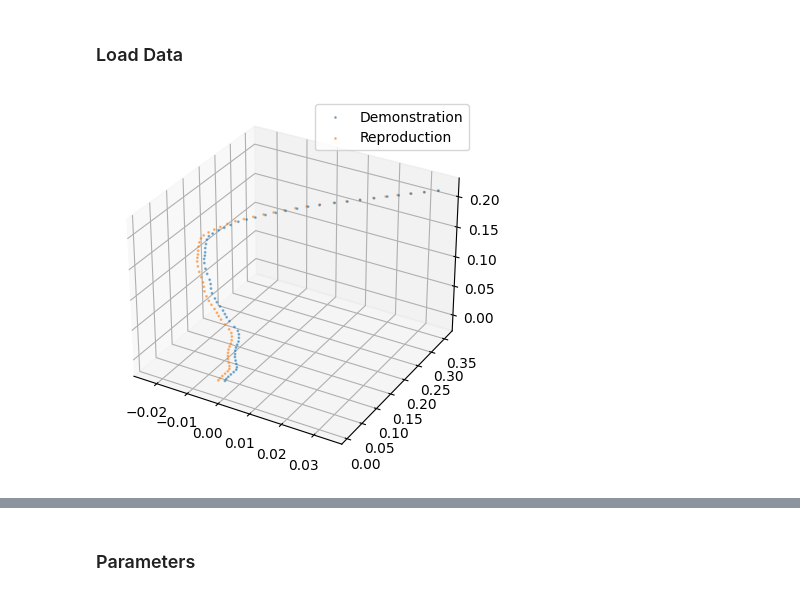
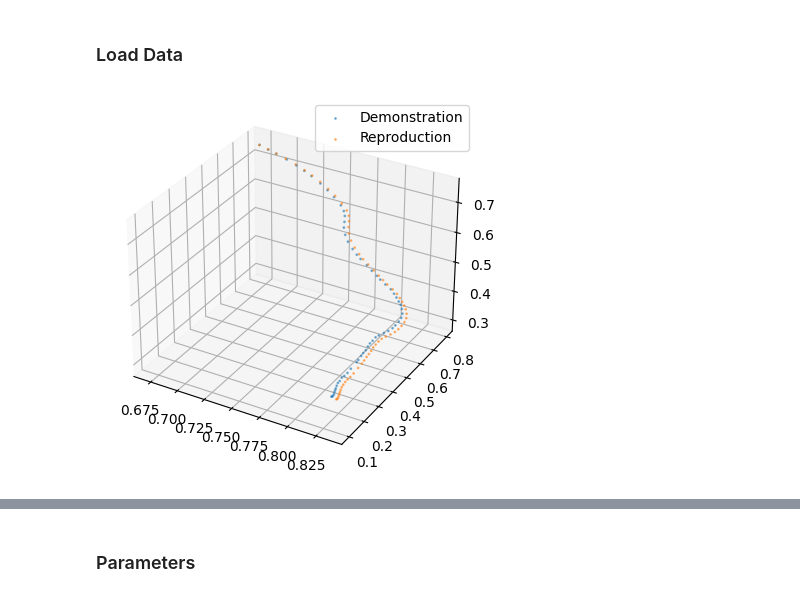
Before and after one commit to acl21/sac_n_gmm, a Jupyter notebook: examples/CALVINExperiment/gmr_example.ipynb, the cells around one changed output, grey strips where cells are left out. Cells and saved outputs as stored; diff of their text form; code cells hidden in the pictures.

Commit message:
CALVIN_DS dataset can now normalize after goal centering the data

```diff
--- a/examples/CALVINExperiment/gmr_example.ipynb
+++ b/examples/CALVINExperiment/gmr_example.ipynb
@@ -24,7 +24,7 @@ from SkillsSequencing.skills.mps.dynsys.utils import plot_3d_trajectories
 # %% [markdown]
 ### Load Data
 # %%
-dataset = CALVINDynSysDataset(skill='open_drawer', state_type='pos', train=True, goal_centered=True, demos_dir='data/')
+dataset = CALVINDynSysDataset(skill='open_drawer', state_type='pos', train=True, normalized=True, goal_centered=True, demos_dir='data/')
 dataset.plot_random()
 # %% [output]
-[figure, old version]
+[figure, new version]
```
Also changed, not shown: parts of 24 cells of this notebook, 3 other files.
